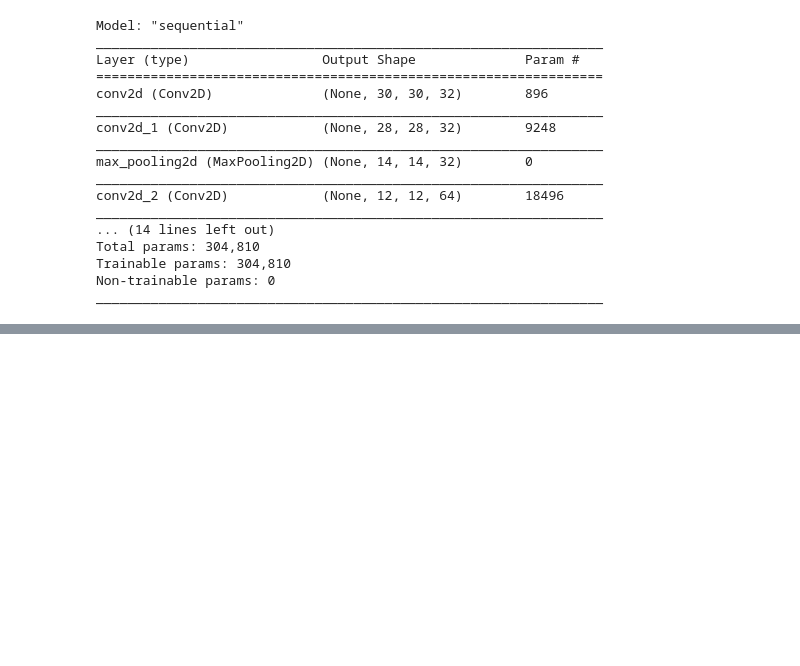
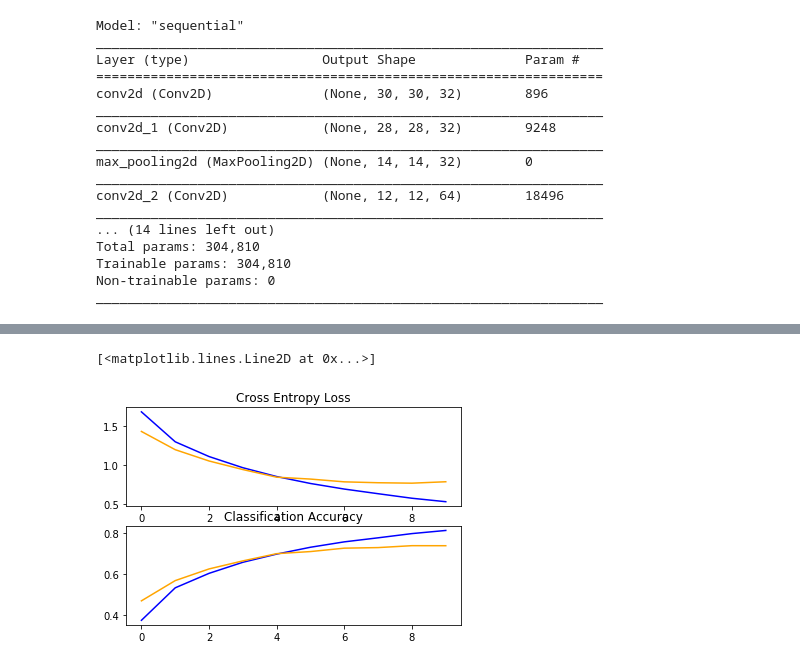
Before and after one commit to apenam7/ML_CIFAR-10, a Jupyter notebook: cifar_10_baseline_3VGGblock.ipynb, the cells around one changed output, grey strips where cells are left out. Saved outputs shown, nothing was run; the diff lists cells and outputs as text; code cells hidden in the pictures; blank space fills up the shorter version.

Commit message:
Adding plotting

```diff
--- a/cifar_10_baseline_3VGGblock.ipynb
+++ b/cifar_10_baseline_3VGGblock.ipynb
@@ -96,3 +99,16 @@ test_loss, test_acc = model.evaluate(test_images,  test_labels, verbose=2)
+# %%
+plt.subplot(211)
+plt.title('Cross Entropy Loss')
+plt.plot(history.history['loss'], color='blue', label='train')
+plt.plot(history.history['val_loss'], color='orange', label='test')
+# plot accuracy
+plt.subplot(212)
+plt.title('Classification Accuracy')
+plt.plot(history.history['accuracy'], color='blue', label='train')
+plt.plot(history.history['val_accuracy'], color='orange', label='test')
+# %% [output]
+[<matplotlib.lines.Line2D at 0x...>]
+[figure, added]
 # %%
 print(test_acc)
 # %% [output]
```
Also changed, not shown: parts of 3 cells of this notebook, 1 other file.
